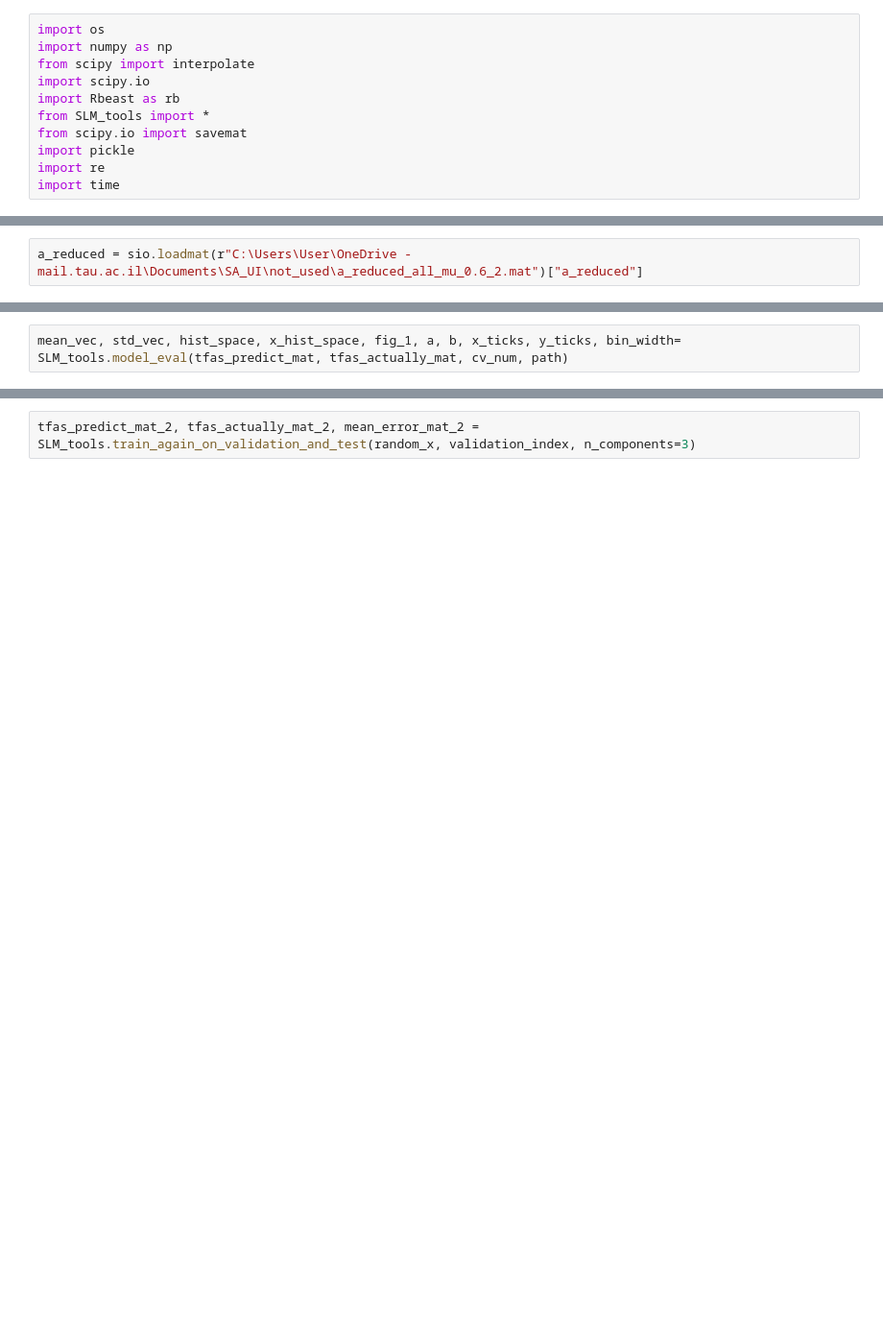
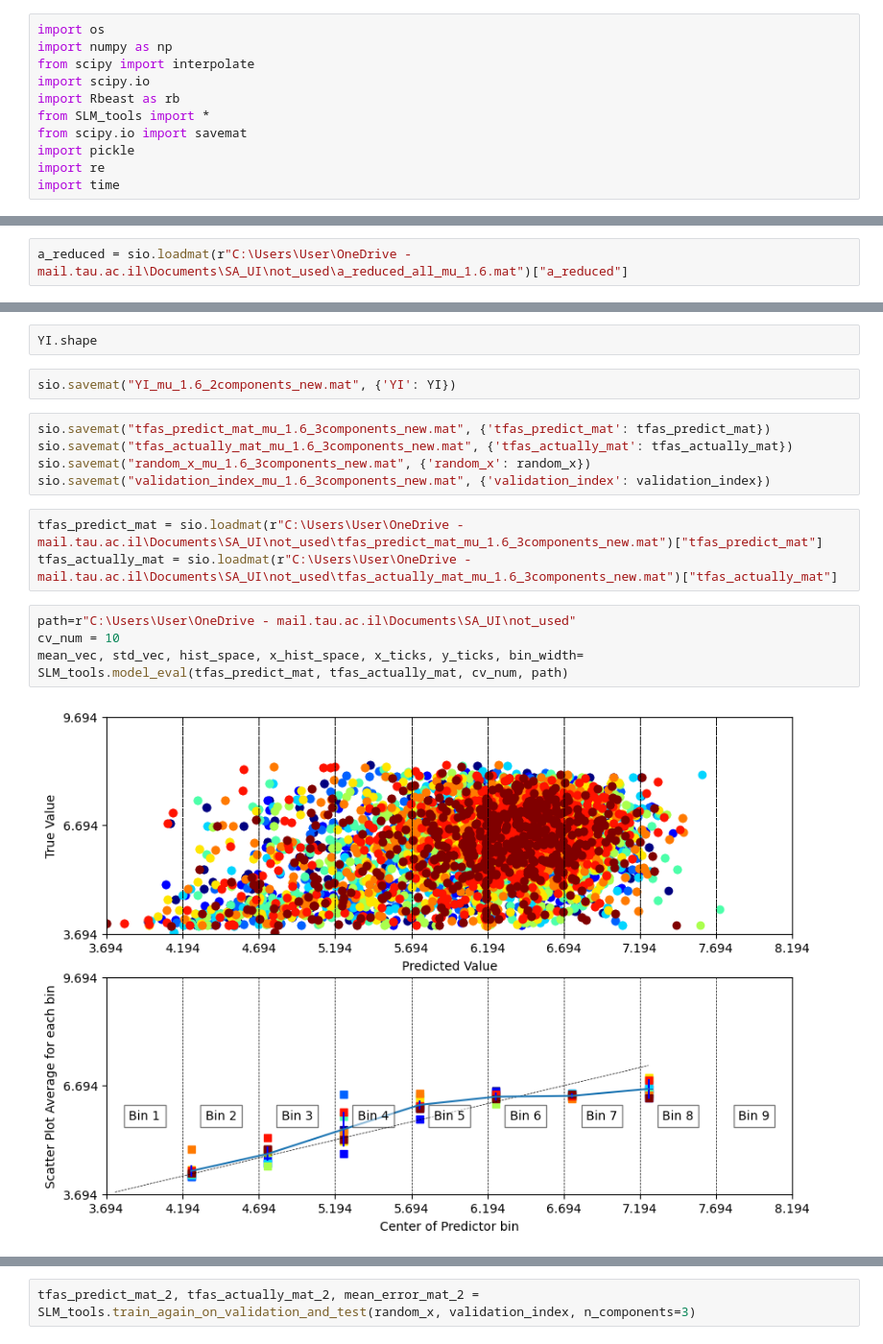
Before and after one commit to OkTAU16/SA_UI, a Jupyter notebook: not_used/testing.ipynb, the cells around one changed output, grey strips where cells are left out. Shown: that part at 96% size. Cells and saved outputs as stored; diff of their text form; blank space fills up the shorter version.

```diff
--- a/not_used/testing.ipynb
+++ b/not_used/testing.ipynb
@@ -138,4 +153,4 @@ import time
 # %%
-a_reduced = sio.loadmat(r"C:\Users\User\OneDrive - mail.tau.ac.il\Documents\SA_UI\not_used\a_reduced_all_mu_0.6_2.mat")["a_reduced"]
+a_reduced = sio.loadmat(r"C:\Users\User\OneDrive - mail.tau.ac.il\Documents\SA_UI\not_used\a_reduced_all_mu_1.6.mat")["a_reduced"]
 # %%
 a_reduced.shape
@@ -147,2 +172,18 @@ YI, tfas_predict_mat, tfas_actually_mat, mean_error_mat, train_index, random_x,
+# %%
+YI.shape
+# %%
+sio.savemat("YI_mu_1.6_2components_new.mat", {'YI': YI})
+# %%
+sio.savemat("tfas_predict_mat_mu_1.6_3components_new.mat", {'tfas_predict_mat': tfas_predict_mat})
+sio.savemat("tfas_actually_mat_mu_1.6_3components_new.mat", {'tfas_actually_mat': tfas_actually_mat})
+sio.savemat("random_x_mu_1.6_3components_new.mat", {'random_x': random_x})
+sio.savemat("validation_index_mu_1.6_3components_new.mat", {'validation_index': validation_index})
+# %%
+tfas_predict_mat = sio.loadmat(r"C:\Users\User\OneDrive - mail.tau.ac.il\Documents\SA_UI\not_used\tfas_predict_mat_mu_1.6_3components_new.mat")["tfas_predict_mat"]
+tfas_actually_mat = sio.loadmat(r"C:\Users\User\OneDrive - mail.tau.ac.il\Documents\SA_UI\not_used\tfas_actually_mat_mu_1.6_3components_new.mat")["tfas_actually_mat"]
 # %%
-mean_vec, std_vec, hist_space, x_hist_space, fig_1, a, b, x_ticks, y_ticks, bin_width= SLM_tools.model_eval(tfas_predict_mat, tfas_actually_mat, cv_num, path)
+path=r"C:\Users\User\OneDrive - mail.tau.ac.il\Documents\SA_UI\not_used"
+cv_num = 10
+mean_vec, std_vec, hist_space, x_hist_space, x_ticks, y_ticks, bin_width= SLM_tools.model_eval(tfas_predict_mat, tfas_actually_mat, cv_num, path)
+# %% [output]
+[figure, added]
```
Also changed, not shown: parts of 20 cells of this notebook, 25 other files.
